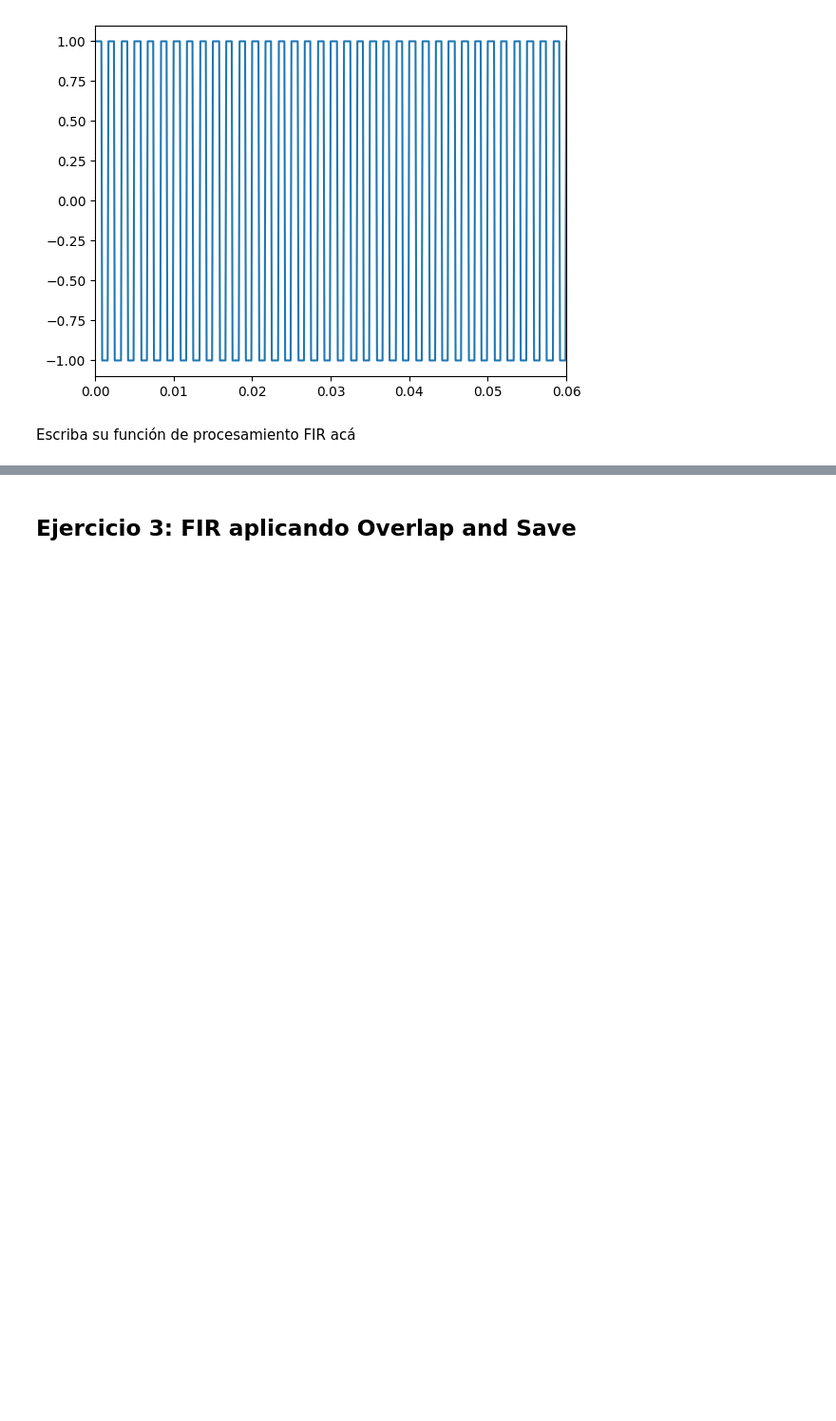
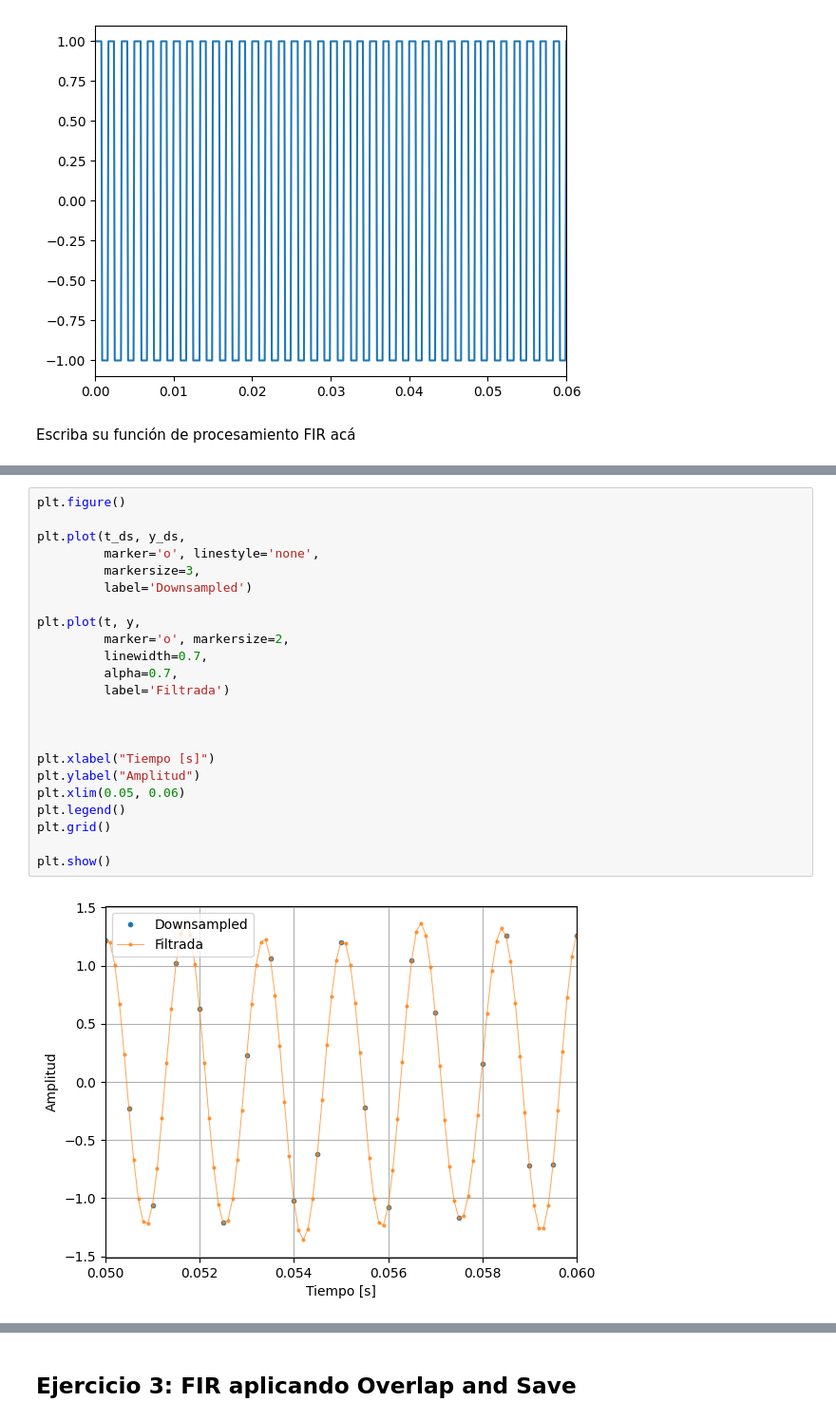
Before and after one commit to Ramiro-Nieto-A/Labo-4, a Jupyter notebook: fir_and_fft alumnos.ipynb, the cells around one changed output, grey strips where cells are left out. Shown at 95% size. Saved outputs shown, nothing was run; the diff lists cells and outputs as text; blank space fills up the shorter version.

```diff
--- a/fir_and_fft alumnos.ipynb
+++ b/fir_and_fft alumnos.ipynb
@@ -277,0 +336,25 @@ plt.xlim(0, 10000/fs)
+# %%
+plt.figure()
+
+plt.plot(t_ds, y_ds,
+         marker='o', linestyle='none',
+         markersize=3,
+         label='Downsampled')
+
+plt.plot(t, y,
+         marker='o', markersize=2,
+         linewidth=0.7,
+         alpha=0.7,
+         label='Filtrada')
+
+
+
+plt.xlabel("Tiempo [s]")
+plt.ylabel("Amplitud")
+plt.xlim(0.05, 0.06)
+plt.legend()
+plt.grid()
+
+plt.show()
+# %% [output]
+[figure, added]
```
Also changed, not shown: parts of 9 cells of this notebook, 17 other files.
